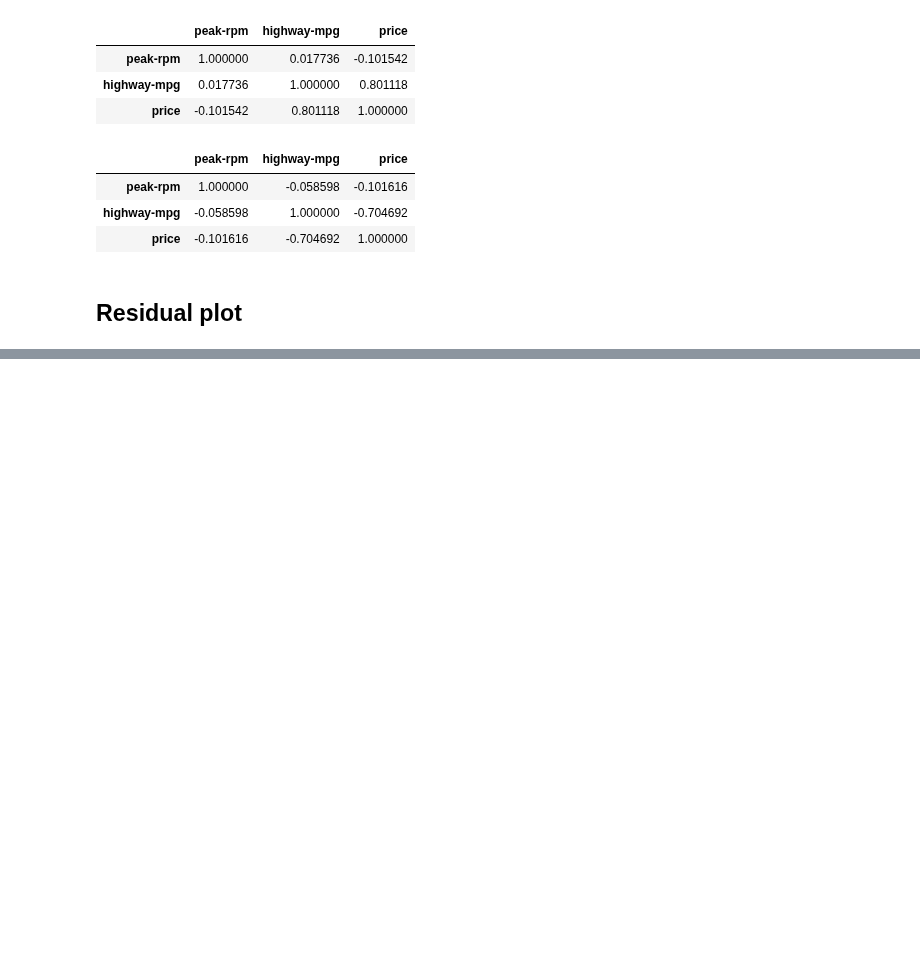
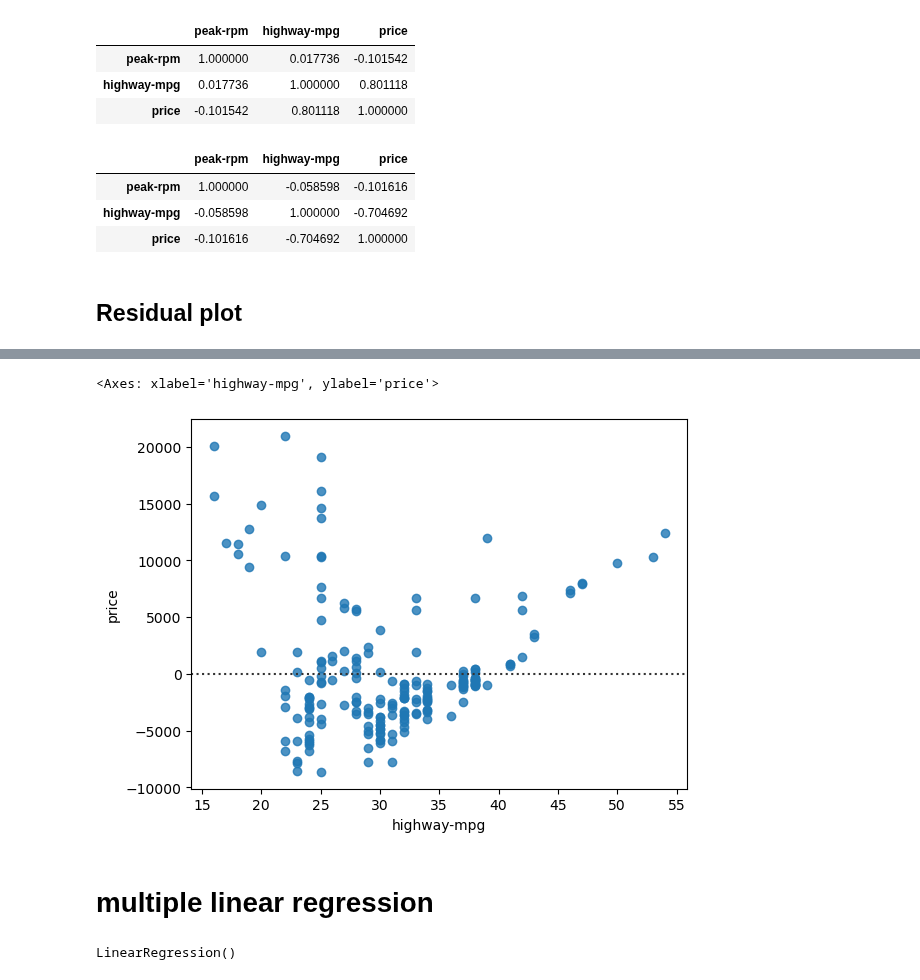
Before and after one commit to Immortal-Pi/IBMdatascience, a Jupyter notebook: dataAnalysis/carPricingDataset.ipynb, the cells around one changed output, grey strips where cells are left out. Cells and saved outputs as stored; diff of their text form; code cells hidden in the pictures; blank space fills up the shorter version.

Commit message:
regression

```diff
--- a/dataAnalysis/carPricingDataset.ipynb
+++ b/dataAnalysis/carPricingDataset.ipynb
@@ -1217,0 +1223,13 @@ data2[["peak-rpm","highway-mpg","price"]].corr()
+# %%
+sns.residplot(x=data2['highway-mpg'],y=data2['price'])
+# %% [output]
+<Axes: xlabel='highway-mpg', ylabel='price'>
+[figure, added]
+# %% [markdown]
+# multiple linear regression
+# %%
+z = data1[['horsepower', 'curb-weight', 'engine-size', 'highway-mpg']]
+y=data1['price']
+lm.fit(z,y)
+# %% [output]
+LinearRegression()
```
Also changed, not shown: parts of 4 cells of this notebook.
